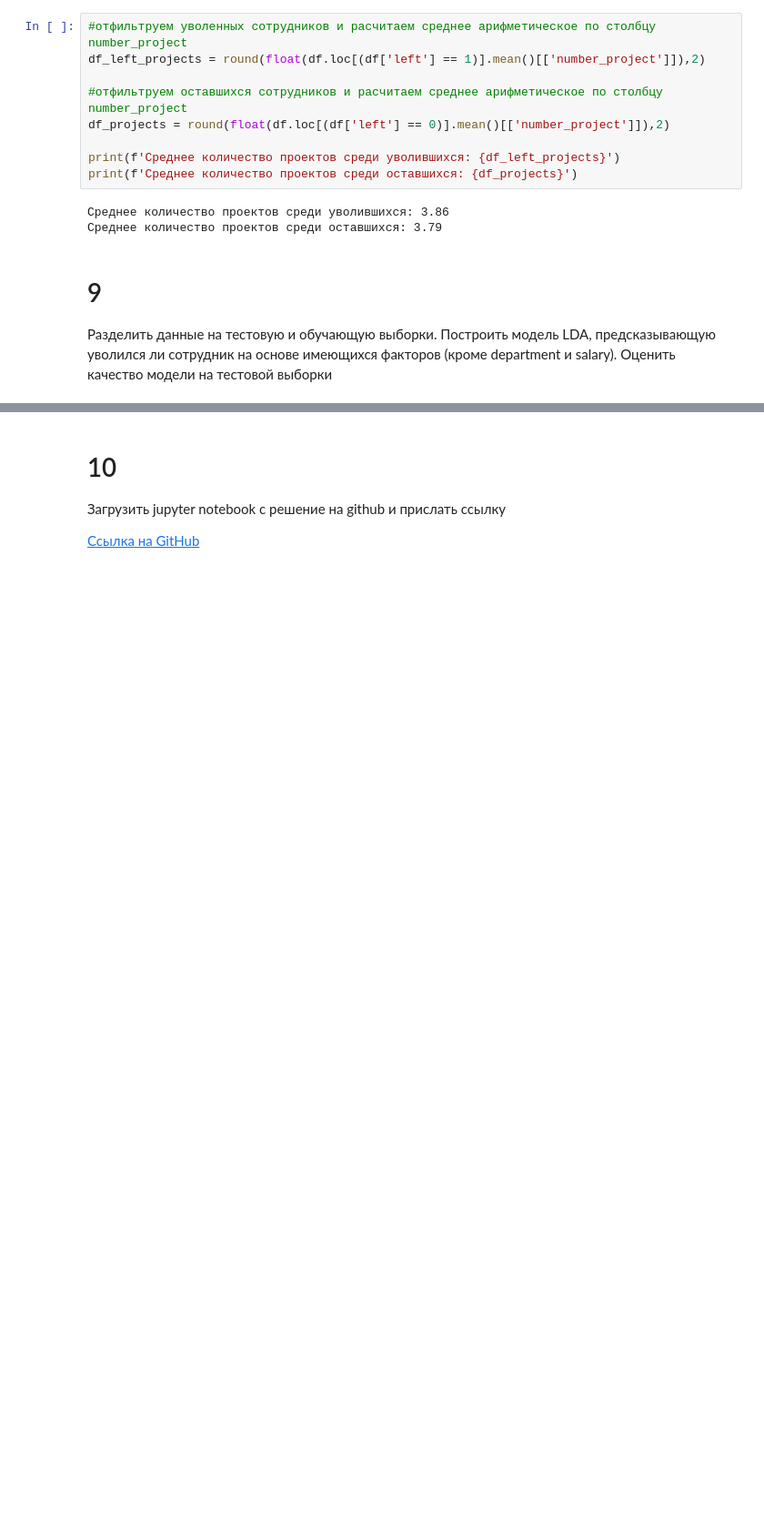
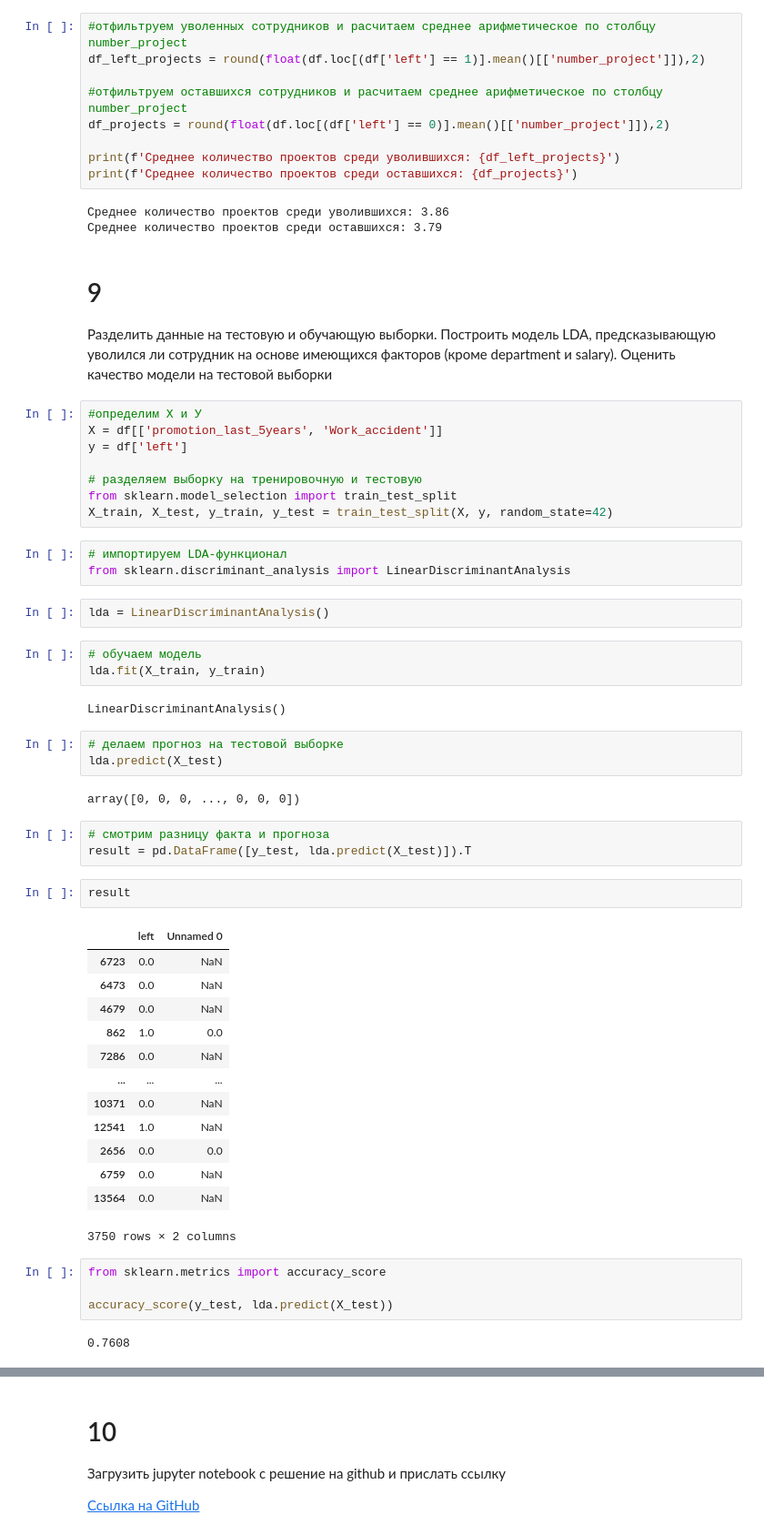
Before and after one commit to british2002/data_science, a Jupyter notebook: Итоговый_проект_Python_для_анализа_данных.ipynb, the cells around one changed output, grey strips where cells are left out. Shown at 91% size. Saved outputs shown, nothing was run; the diff lists cells and outputs as text; blank space fills up the shorter version.

```diff
--- a/Итоговый_проект_Python_для_анализа_данных.ipynb
+++ b/Итоговый_проект_Python_для_анализа_данных.ipynb
@@ -442,3 +445,51 @@ print(f'Среднее количество проектов среди оста
 # %% [markdown]
 # 9
 Разделить данные на тестовую и обучающую выборки. Построить модель LDA, предсказывающую уволился ли сотрудник на основе имеющихся факторов (кроме department и salary). Оценить качество модели на тестовой выборки
+# %%
+#определим Х и У
+X = df[['promotion_last_5years', 'Work_accident']]
+y = df['left']
+
+# разделяем выборку на тренировочную и тестовую
+from sklearn.model_selection import train_test_split
+X_train, X_test, y_train, y_test = train_test_split(X, y, random_state=42)
+# %%
+# импортируем LDA-функционал
+from sklearn.discriminant_analysis import LinearDiscriminantAnalysis
+# %%
+lda = LinearDiscriminantAnalysis()
+# %%
+# обучаем модель
+lda.fit(X_train, y_train)
+# %% [output]
+LinearDiscriminantAnalysis()
+# %%
+# делаем прогноз на тестовой выборке
+lda.predict(X_test)
+# %% [output]
+array([0, 0, 0, ..., 0, 0, 0])
+# %%
+# смотрим разницу факта и прогноза
+result = pd.DataFrame([y_test, lda.predict(X_test)]).T
+# %%
+result
+# %% [output]
+|  | left | Unnamed 0 |
+| 6723 | 0.0 | NaN |
+| 6473 | 0.0 | NaN |
+| 4679 | 0.0 | NaN |
+| 862 | 1.0 | 0.0 |
+| 7286 | 0.0 | NaN |
+| ... | ... | ... |
+| 10371 | 0.0 | NaN |
+| 12541 | 1.0 | NaN |
+| 2656 | 0.0 | 0.0 |
+| 6759 | 0.0 | NaN |
+| 13564 | 0.0 | NaN |
+3750 rows × 2 columns
+# %%
+from sklearn.metrics import accuracy_score
+
+accuracy_score(y_test, lda.predict(X_test))
+# %% [output]
+0.7608
```
Also changed, not shown: parts of 4 cells of this notebook.
